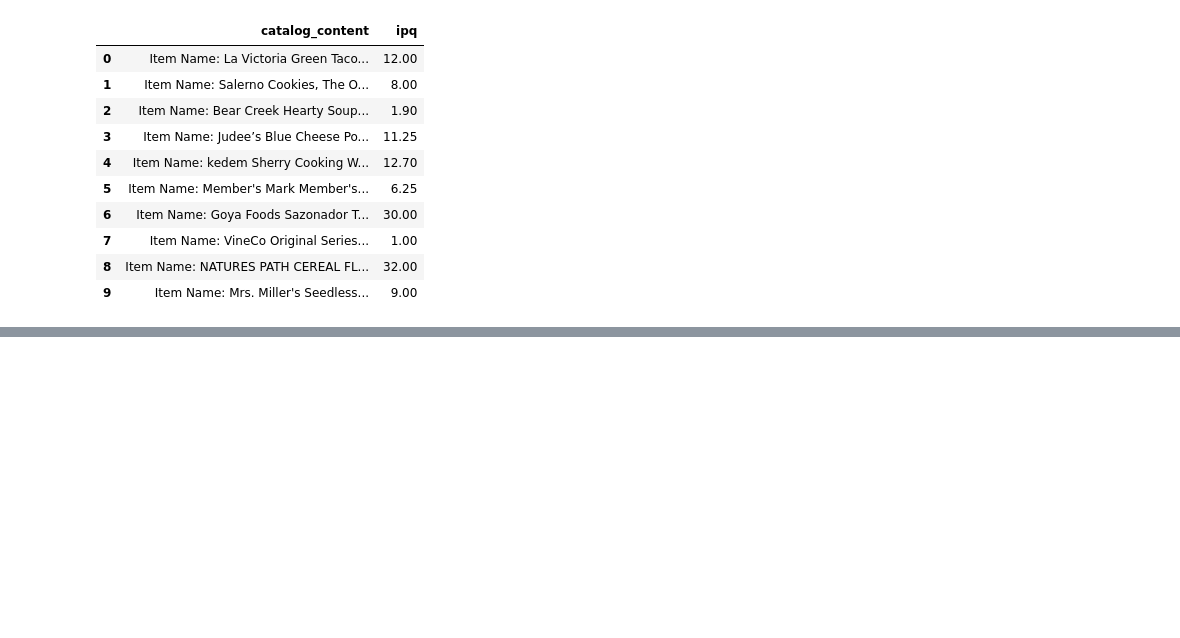
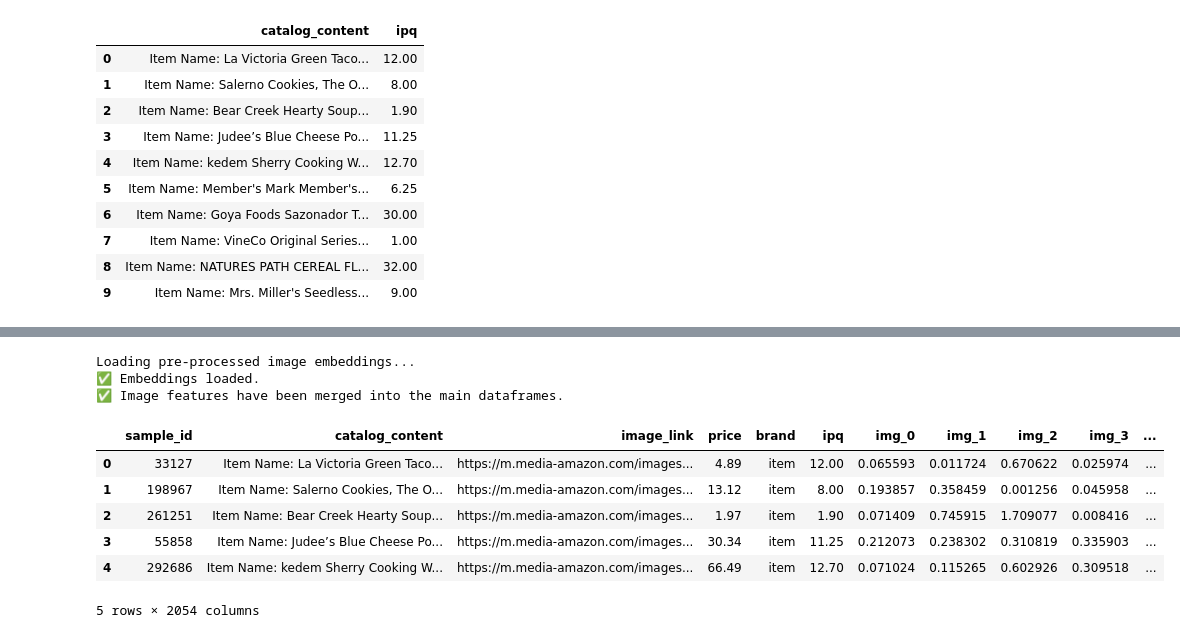
Before and after one commit to manishaagangadevi/price-prediction, a Jupyter notebook: notebooks/01_EDA_and_Baseline.ipynb, the cells around one changed output, grey strips where cells are left out. Drawn from its saved outputs; the diff is of its cells as text; code cells hidden in the pictures; blank space fills up the shorter version.

Commit message:
feat: Add image features and build final v4 model

```diff
--- a/notebooks/01_EDA_and_Baseline.ipynb
+++ b/notebooks/01_EDA_and_Baseline.ipynb
@@ -511,3 +516,53 @@ Here's a preview:
 | 2 | 146263 | 24.026171 |
 | 3 | 95658 | 10.942312 |
 | 4 | 36806 | 31.881634 |
+# %%
+import pickle
+import pandas as pd
+import numpy as np
+
+# --- Configuration ---
+SAMPLE_SIZE = 15000
+IMAGE_FEATURE_COUNT = 2048 # This is the size of the ResNet50 embedding
+
+# --- Load the saved image embeddings ---
+print("Loading pre-processed image embeddings...")
+with open(f'../data/train_image_embeddings_{SAMPLE_SIZE}.pkl', 'rb') as f:
+    train_embeddings = pickle.load(f)
+with open(f'../data/test_image_embeddings_{SAMPLE_SIZE}.pkl', 'rb') as f:
+    test_embeddings = pickle.load(f)
+print("✅ Embeddings loaded.")
+
+# --- Convert embeddings to DataFrame format ---
+# Create column names like 'img_0', 'img_1', etc.
+img_cols = [f'img_{i}' for i in range(IMAGE_FEATURE_COUNT)]
+
+train_img_df = pd.DataFrame.from_dict(train_embeddings, orient='index', columns=img_cols)
+train_img_df.index.name = 'sample_id'
+
+test_img_df = pd.DataFrame.from_dict(test_embeddings, orient='index', columns=img_cols)
+test_img_df.index.name = 'sample_id'
+
+# --- Merge image features with the main data ---
+# We use a 'left' merge to keep all original rows
+# We will only have image features for the first 15,000 samples
+train_df_full = train_df.merge(train_img_df, on='sample_id', how='left')
+test_df_full = test_df.merge(test_img_df, on='sample_id', how='left')
+
+# Fill missing image features with 0
+train_df_full[img_cols] = train_df_full[img_cols].fillna(0)
+test_df_full[img_cols] = test_df_full[img_cols].fillna(0)
+
+print("✅ Image features have been merged into the main dataframes.")
+display(train_df_full.head())
+# %% [output]
+Loading pre-processed image embeddings...
+✅ Embeddings loaded.
+✅ Image features have been merged into the main dataframes.
+|  | sample_id | catalog_content | image_link | price | brand | ipq | img_0 | img_1 | img_2 | img_3 | ... |
+| 0 | 33127 | Item Name: La Victoria Green Taco... | https://m.media-amazon.com/images... | 4.89 | item | 12.00 | 0.065593 | 0.011724 | 0.670622 | 0.025974 | ... |
+| 1 | 198967 | Item Name: Salerno Cookies, The O... | https://m.media-amazon.com/images... | 13.12 | item | 8.00 | 0.193857 | 0.358459 | 0.001256 | 0.045958 | ... |
+| 2 | 261251 | Item Name: Bear Creek Hearty Soup... | https://m.media-amazon.com/images... | 1.97 | item | 1.90 | 0.071409 | 0.745915 | 1.709077 | 0.008416 | ... |
+| 3 | 55858 | Item Name: Judee’s Blue Cheese Po... | https://m.media-amazon.com/images... | 30.34 | item | 11.25 | 0.212073 | 0.238302 | 0.310819 | 0.335903 | ... |
+| 4 | 292686 | Item Name: kedem Sherry Cooking W... | https://m.media-amazon.com/images... | 66.49 | item | 12.70 | 0.071024 | 0.115265 | 0.602926 | 0.309518 | ... |
+5 rows × 2054 columns
```
Also changed, not shown: parts of 10 cells of this notebook, 3 other files.
